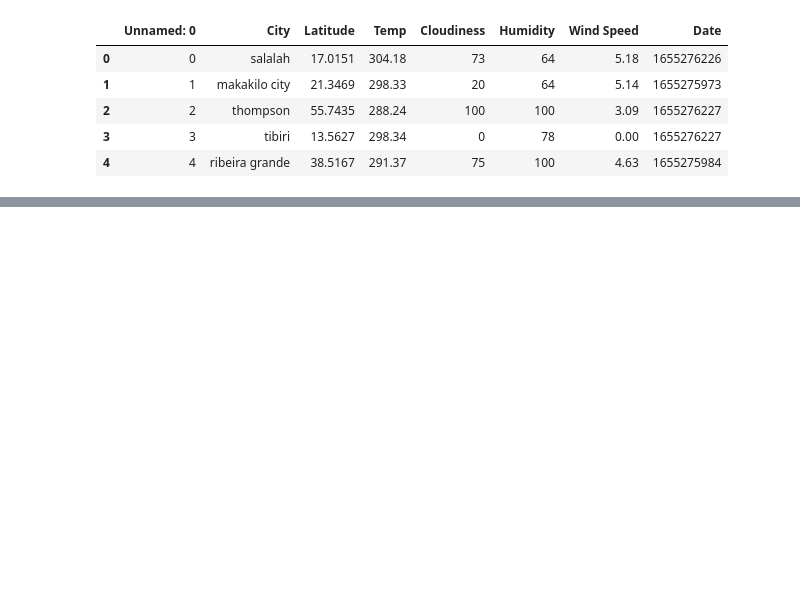
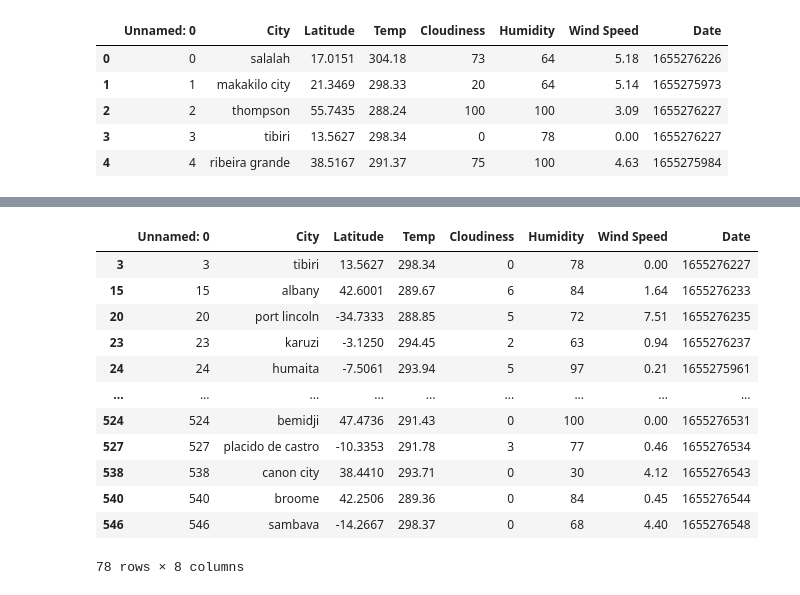
Before and after one commit to Rob397/python-api-challenge, a Jupyter notebook: VacationPy/VacationPy.ipynb, the cells around one changed output, grey strips where cells are left out. Cells and saved outputs as stored; diff of their text form; code cells hidden in the pictures; blank space fills up the shorter version.

```diff
--- a/VacationPy/VacationPy.ipynb
+++ b/VacationPy/VacationPy.ipynb
@@ -27,0 +44,26 @@ weather_df.head()
+# %%
+# Narrow down the DataFrame to find your ideal weather condition.
+# was in klevin by mistake
+# ideal_temp  = weather_df.loc[(weather_df["Temp"] < 300) & (weather_df["Temp"] > 285)]
+# ideal_wind  =weather_df[weather_df["Wind Speed"] < 10]
+# ideal_cloud = weather_df[weather_df["Cloudiness"] < 10]
+
+ideal = weather_df.loc[(weather_df["Temp"] < 300) & (weather_df["Temp"] > 285) & (weather_df["Wind Speed"] < 10) & (weather_df["Cloudiness"] < 7)]
+ideal
+
+# Zero cloudiness.
+# Drop any rows that don't contain all three conditions. You want to be sure the weather is ideal.
+# %% [output]
+|  | Unnamed: 0 | City | Latitude | Temp | Cloudiness | Humidity | Wind Speed | Date |
+| 3 | 3 | tibiri | 13.5627 | 298.34 | 0 | 78 | 0.00 | 1655276227 |
+| 15 | 15 | albany | 42.6001 | 289.67 | 6 | 84 | 1.64 | 1655276233 |
+| 20 | 20 | port lincoln | -34.7333 | 288.85 | 5 | 72 | 7.51 | 1655276235 |
+| 23 | 23 | karuzi | -3.1250 | 294.45 | 2 | 63 | 0.94 | 1655276237 |
+| 24 | 24 | humaita | -7.5061 | 293.94 | 5 | 97 | 0.21 | 1655275961 |
+| ... | ... | ... | ... | ... | ... | ... | ... | ... |
+| 524 | 524 | bemidji | 47.4736 | 291.43 | 0 | 100 | 0.00 | 1655276531 |
+| 527 | 527 | placido de castro | -10.3353 | 291.78 | 3 | 77 | 0.46 | 1655276534 |
+| 538 | 538 | canon city | 38.4410 | 293.71 | 0 | 30 | 4.12 | 1655276543 |
+| 540 | 540 | broome | 42.2506 | 289.36 | 0 | 84 | 0.45 | 1655276544 |
+| 546 | 546 | sambava | -14.2667 | 298.37 | 0 | 68 | 4.40 | 1655276548 |
+78 rows × 8 columns
```
Also changed, not shown: parts of 4 cells of this notebook, 1 other file.
